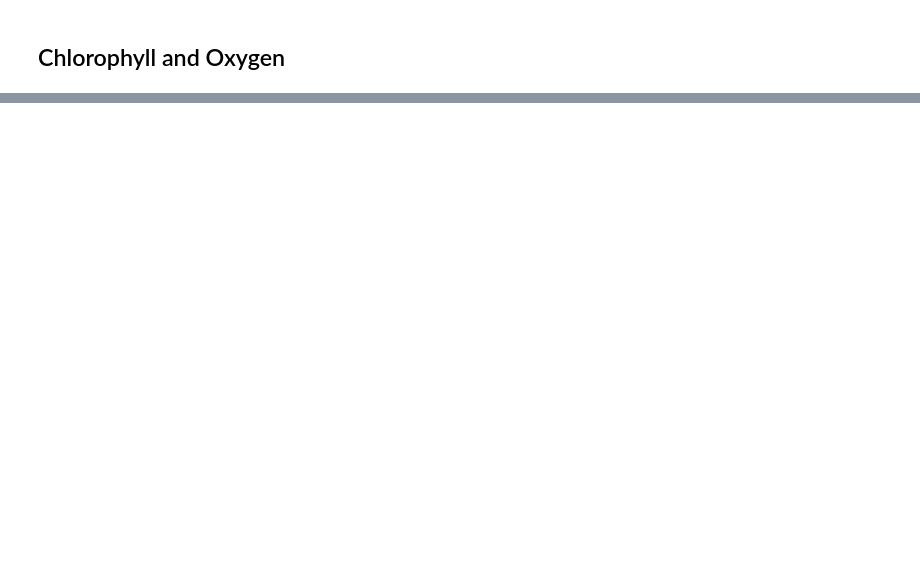
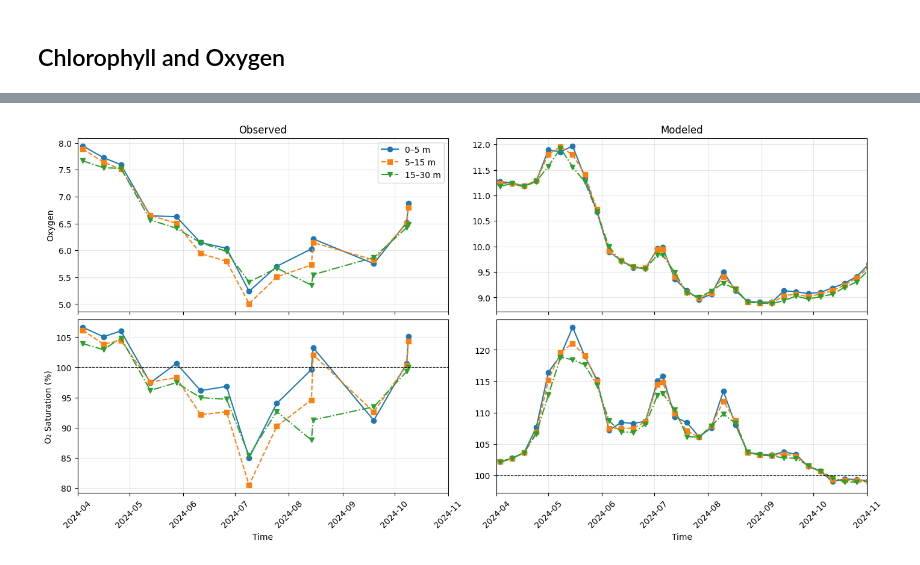
Before and after one commit to CWorthy-ocean/C-Star-in-Hvalfjordur, a Jupyter notebook: notebooks/ctd_comparison.ipynb, the cells around one changed output, grey strips where cells are left out. Cells and saved outputs as stored; diff of their text form; code cells hidden in the pictures; blank space fills up the shorter version.

```diff
--- a/notebooks/ctd_comparison.ipynb
+++ b/notebooks/ctd_comparison.ipynb
@@ -924,7 +786,7 @@ KeyError: "No variable named 'Salinity'. Did you mean one of ('Salinity_CTD', 'S
 roms_output_bgc = ROMSOutput(
     grid=grid,
     path=[
-        "/home/x-uheede/S/Iceland2_MARBL_2024_60m/Iceland2_MARBL_2024_bgc.20240[1-9]????????.nc",
+        model_data_bgc_path,
     ],
     use_dask=True,
 )
@@ -932,7 +794,7 @@ roms_output_bgc = ROMSOutput(
 roms_output_temp = ROMSOutput(
     grid=grid,
     path=[
-        "/home/x-uheede/S/Iceland2_MARBL_2024_60m/Iceland2_MARBL_2024_his.20240[1-9]????????.nc",
+        model_data_path,
     ],
     use_dask=True,
 )
@@ -1178,30 +1059,40 @@ axs[0, 0].grid(alpha=0.3)
 axs[0, 1].plot(o2_0_5.time, o2_0_5 * 0.032, linestyle='-', marker='o')
 axs[0, 1].plot(o2_5_15.time, o2_5_15 * 0.032, linestyle='--', marker='s')
 axs[0, 1].plot(o2_15_30.time, o2_15_30 * 0.032, linestyle='-.', marker='v')
 axs[0, 1].set_title("Modeled")
 axs[0, 1].grid(alpha=0.3)
 
 # ==================================================
 # Oxygen saturation
 # ==================================================
 # Observed
 axs[1, 0].plot(sat_0_5_obs.time, sat_0_5_obs, linestyle='-', marker='o')
 axs[1, 0].plot(sat_5_15_obs.time, sat_5_15_obs, linestyle='--', marker='s')
 axs[1, 0].plot(sat_15_30_obs.time, sat_15_30_obs, linestyle='-.', marker='v')
 axs[1, 0].axhline(100, color="k", linestyle="--", linewidth=0.8)
 axs[1, 0].set_ylabel("O₂ Saturation (%)")
 axs[1, 0].set_xlabel("Time")
 axs[1, 0].grid(alpha=0.3)
 
 # Modeled
 axs[1, 1].plot(sat_0_5.time, sat_0_5, linestyle='-', marker='o')
 axs[1, 1].plot(sat_5_15.time, sat_5_15, linestyle='--', marker='s')
 axs[1, 1].plot(sat_15_30.time, sat_15_30, linestyle='-.', marker='v')
 axs[1, 1].axhline(100, color="k", linestyle="--", linewidth=0.8)
 axs[1, 1].set_xlabel("Time")
 axs[1, 1].grid(alpha=0.3)
 
 for ax in axs.flat:
     ax.tick_params(axis="x", rotation=45)
 
+import pandas as pd
+
+t_start = pd.Timestamp("2024-04-01")
+t_end   = pd.Timestamp("2024-11-01")
+
+for ax in axs.flat:
+    ax.set_xlim(t_start, t_end)
+
 plt.show()
+# %% [output]
+[figure, added]
```
Also changed, not shown: parts of 9 cells of this notebook.
